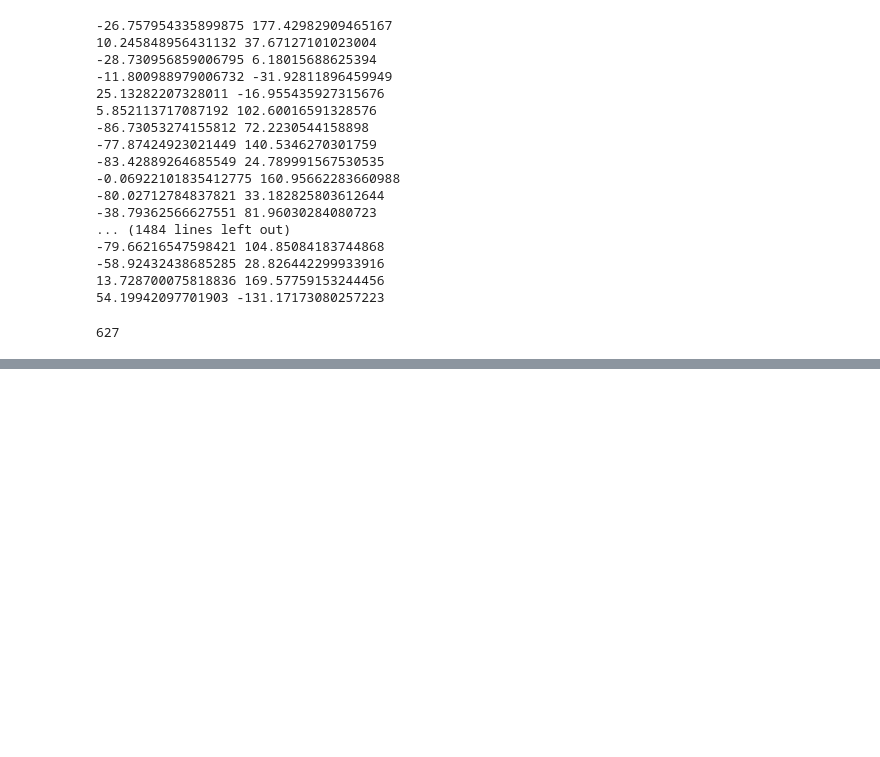
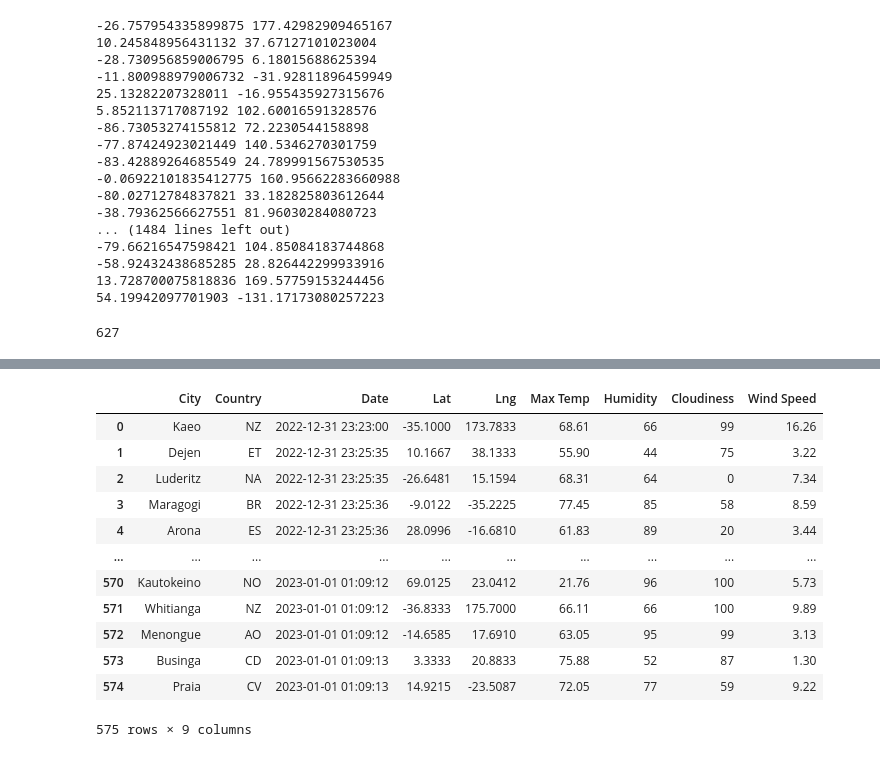
Before and after one commit to Jim-Sotelo/World_Weather_Analysis, a Jupyter notebook: WeatherPy.ipynb, the cells around one changed output, grey strips where cells are left out. Drawn from its saved outputs; the diff is of its cells as text; code cells hidden in the pictures; blank space fills up the shorter version.

Commit message:
data

```diff
--- a/WeatherPy.ipynb
+++ b/WeatherPy.ipynb
@@ -8,0 +17,6 @@ import numpy as np
+# %%
+# Starting URL for Weather Map API Call.
+
+url = "http://api.openweathermap.org/data/2.5/weather?units=Imperial&APPID=" + weather_api_key
+
+print(url)
@@ -74,0 +219,6 @@ len(cities)
+# %%
+# Convert the array of dictionaries to a Pandas DataFrame.
+
+city_data_df = pd.DataFrame(city_data)
+
+city_data_df.head(10)
@@ -74,0 +237,22 @@ len(cities)
+# %%
+#reorganize columns to City, Country, Date Lat, Lng, max temp, humidity, cloudiness and wind speed
+
+new_column_order= ["City", "Country", "Date", "Lat", "Lng", "Max Temp", "Humidity", "Cloudiness", "Wind Speed"]
+
+city_data_df= city_data_df[new_column_order]
+
+city_data_df
+# %% [output]
+|  | City | Country | Date | Lat | Lng | Max Temp | Humidity | Cloudiness | Wind Speed |
+| 0 | Kaeo | NZ | 2022-12-31 23:23:00 | -35.1000 | 173.7833 | 68.61 | 66 | 99 | 16.26 |
+| 1 | Dejen | ET | 2022-12-31 23:25:35 | 10.1667 | 38.1333 | 55.90 | 44 | 75 | 3.22 |
+| 2 | Luderitz | NA | 2022-12-31 23:25:35 | -26.6481 | 15.1594 | 68.31 | 64 | 0 | 7.34 |
+| 3 | Maragogi | BR | 2022-12-31 23:25:36 | -9.0122 | -35.2225 | 77.45 | 85 | 58 | 8.59 |
+| 4 | Arona | ES | 2022-12-31 23:25:36 | 28.0996 | -16.6810 | 61.83 | 89 | 20 | 3.44 |
+| ... | ... | ... | ... | ... | ... | ... | ... | ... | ... |
+| 570 | Kautokeino | NO | 2023-01-01 01:09:12 | 69.0125 | 23.0412 | 21.76 | 96 | 100 | 5.73 |
+| 571 | Whitianga | NZ | 2023-01-01 01:09:12 | -36.8333 | 175.7000 | 66.11 | 66 | 100 | 9.89 |
+| 572 | Menongue | AO | 2023-01-01 01:09:12 | -14.6585 | 17.6910 | 63.05 | 95 | 99 | 3.13 |
+| 573 | Businga | CD | 2023-01-01 01:09:13 | 3.3333 | 20.8833 | 75.88 | 52 | 87 | 1.30 |
+| 574 | Praia | CV | 2023-01-01 01:09:13 | 14.9215 | -23.5087 | 72.05 | 77 | 59 | 9.22 |
+575 rows × 9 columns
```
Also changed, not shown: parts of 6 cells of this notebook, 3 other files.
